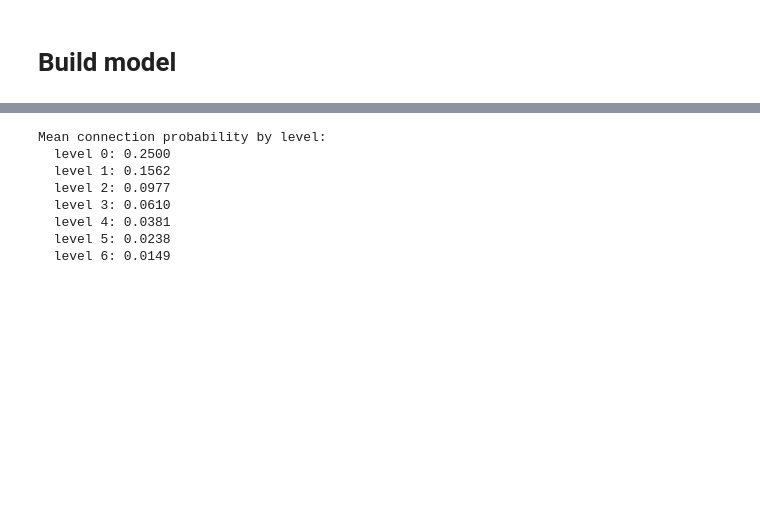
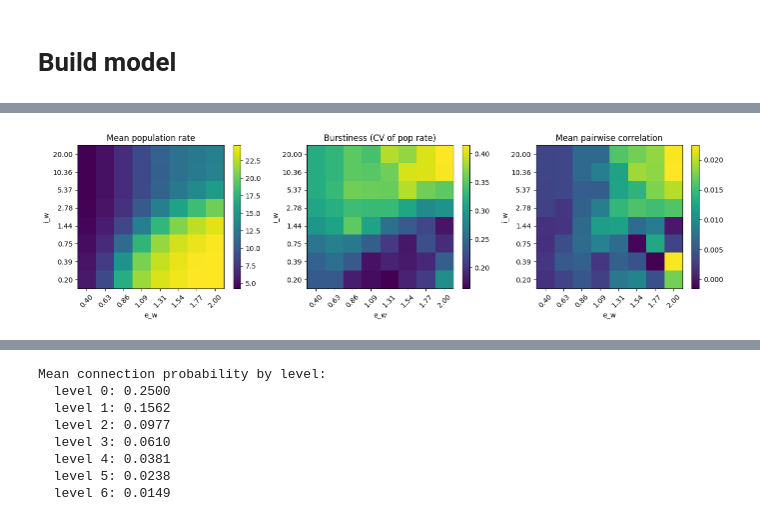
Before and after one commit to dmnburrows/multiscale_dev_dynamics, a Jupyter notebook: model_check.ipynb, the cells around one changed output, grey strips where cells are left out. Drawn from its saved outputs; the diff is of its cells as text; code cells hidden in the pictures; blank space fills up the shorter version.

```diff
--- a/model_check.ipynb
+++ b/model_check.ipynb
@@ -2865,0 +2905,77 @@ Synchronous: {'mean_rate': np.float64(9.461625), 'std_rate': np.float64(1.615244
+# %%
+import numpy as np
+import matplotlib.pyplot as plt
+
+def run_stats(model, T=5.0, record_subset=80):
+    spikes, pop_rate = run_model(model, T=T, record_subset=record_subset)
+    corr_vals = pairwise_corr_values(spikes)
+    return {
+        "mean_rate": pop_rate.mean(),
+        "burstiness": population_burstiness(pop_rate),
+        "mean_corr": corr_vals.mean() if len(corr_vals) else 0.0,
+    }
+
+e_ws = np.linspace(0.4, 2.0, 8)
+i_ws = np.geomspace(0.2, 20, 8)
+
+mean_rate_map = np.zeros((len(i_ws), len(e_ws)))
+burstiness_map = np.zeros((len(i_ws), len(e_ws)))
+corr_map = np.zeros((len(i_ws), len(e_ws)))
+
+for ii, i_w in enumerate(i_ws):
+    for jj, e_w in enumerate(e_ws):
+        m = automata_EI(
+            n_neurons=400,
+            e_p_connect=0.05,
+            i_p_connect=0.1,
+            e_w=e_w,
+            i_w=i_w,
+            p_ext=0.002,
+            theta=3.0,
+            refractory_steps=2,
+            seed=0,
+        )
+        stats = run_stats(m, T=5.0, record_subset=80)
+        mean_rate_map[ii, jj] = stats["mean_rate"]
+        burstiness_map[ii, jj] = stats["burstiness"]
+        corr_map[ii, jj] = stats["mean_corr"]
+
+fig = plt.figure(figsize=(14, 4))
+
+ax1 = plt.subplot(1, 3, 1)
+im1 = ax1.imshow(mean_rate_map, origin="lower", aspect="auto")
+ax1.set_title("Mean population rate")
+ax1.set_xlabel("e_w")
+ax1.set_ylabel("i_w")
+ax1.set_xticks(range(len(e_ws)))
+ax1.set_xticklabels([f"{x:.2f}" for x in e_ws], rotation=45)
+ax1.set_yticks(range(len(i_ws)))
+ax1.set_yticklabels([f"{x:.2f}" for x in i_ws])
+plt.colorbar(im1, ax=ax1)
+
+ax2 = plt.subplot(1, 3, 2)
+im2 = ax2.imshow(burstiness_map, origin="lower", aspect="auto")
+ax2.set_title("Burstiness (CV of pop rate)")
+ax2.set_xlabel("e_w")
+ax2.set_ylabel("i_w")
+ax2.set_xticks(range(len(e_ws)))
+ax2.set_xticklabels([f"{x:.2f}" for x in e_ws], rotation=45)
+ax2.set_yticks(range(len(i_ws)))
+ax2.set_yticklabels([f"{x:.2f}" for x in i_ws])
+plt.colorbar(im2, ax=ax2)
+
+ax3 = plt.subplot(1, 3, 3)
+im3 = ax3.imshow(corr_map, origin="lower", aspect="auto")
+ax3.set_title("Mean pairwise correlation")
+ax3.set_xlabel("e_w")
+ax3.set_ylabel("i_w")
+ax3.set_xticks(range(len(e_ws)))
+ax3.set_xticklabels([f"{x:.2f}" for x in e_ws], rotation=45)
+ax3.set_yticks(range(len(i_ws)))
+ax3.set_yticklabels([f"{x:.2f}" for x in i_ws])
+plt.colorbar(im3, ax=ax3)
+
+plt.tight_layout()
+plt.show()
+# %% [output]
+[figure, added]
```
Also changed, not shown: parts of 20 cells of this notebook.
